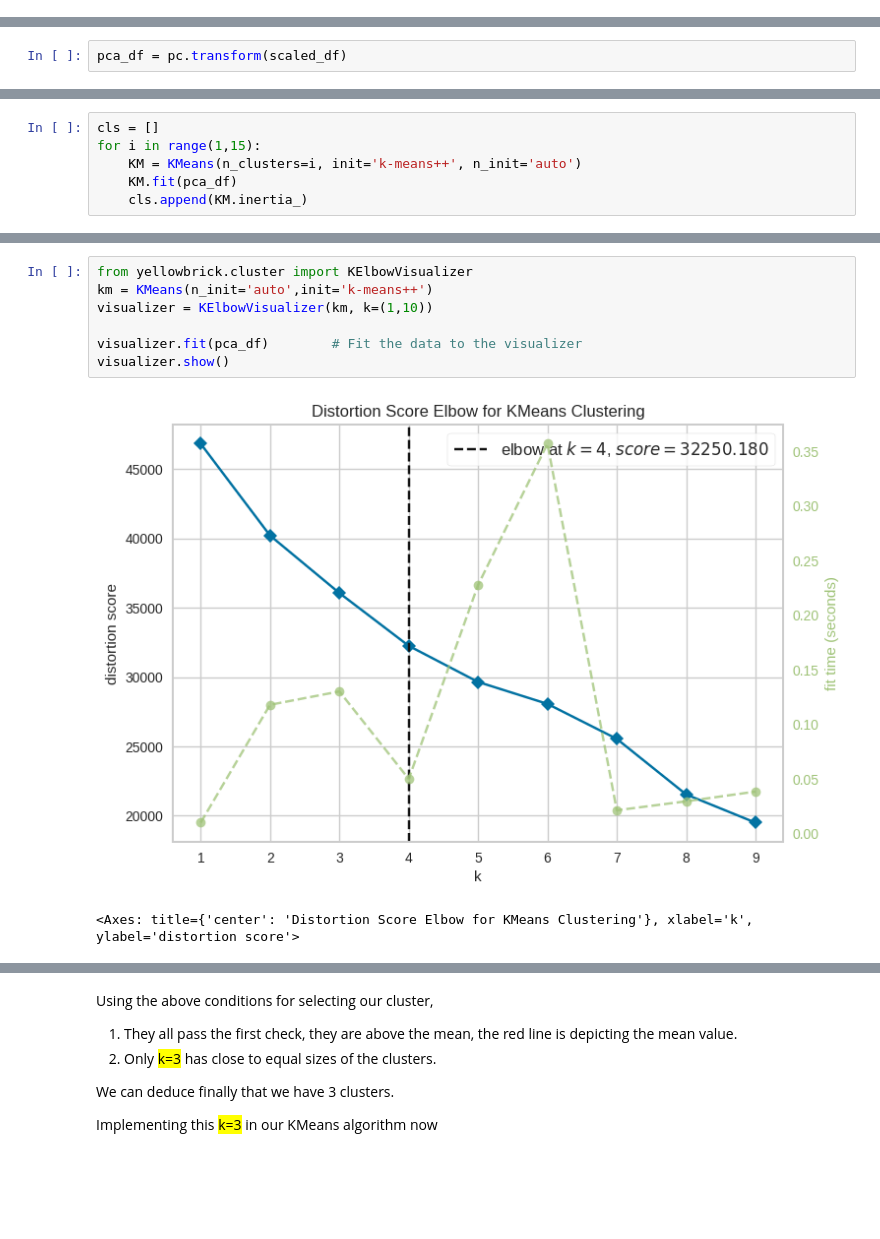
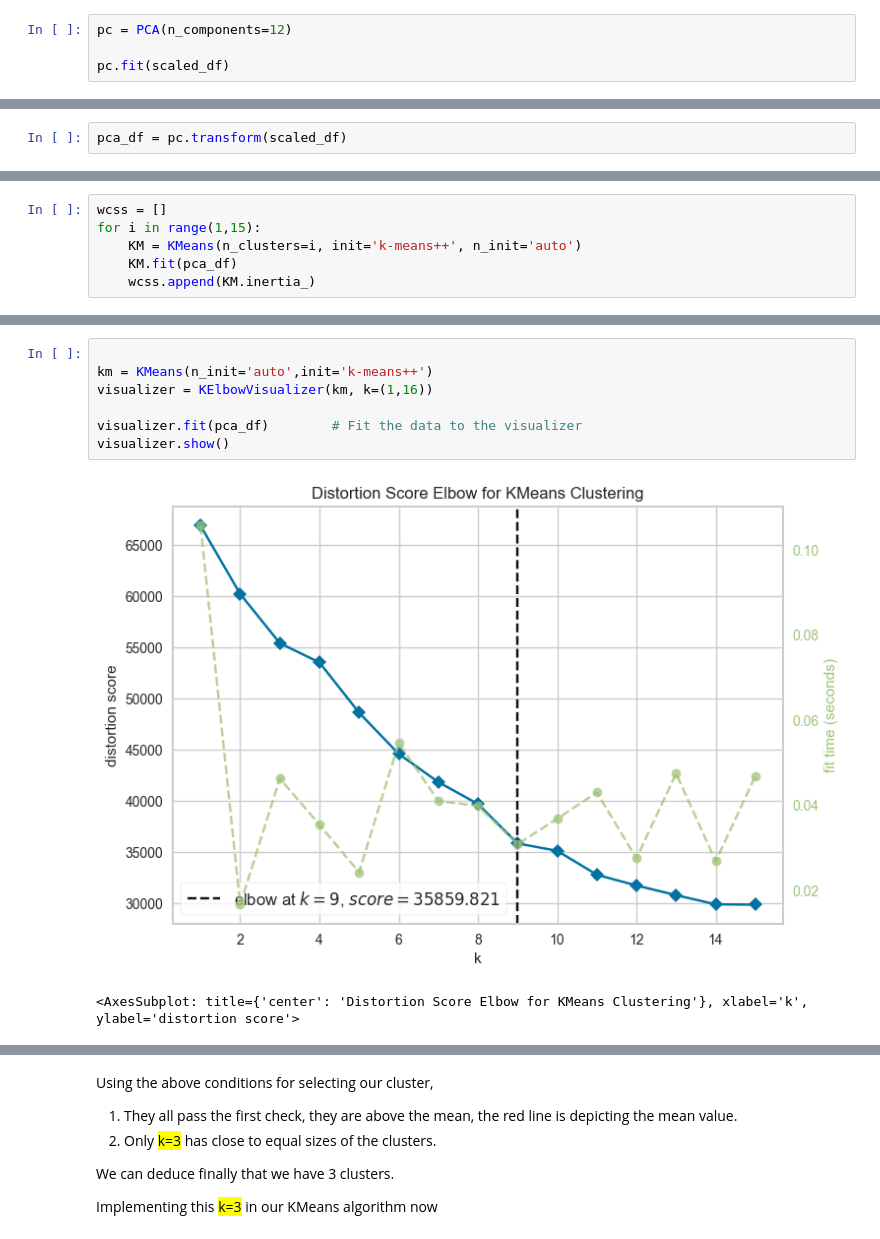
Before and after one commit to oladapo-joseph/adult-data-analysis, a Jupyter notebook: adult_data_analysis.ipynb, the cells around one changed output, grey strips where cells are left out. Drawn from its saved outputs; the diff is of its cells as text; blank space fills up the shorter version.

```diff
--- a/adult_data_analysis.ipynb
+++ b/adult_data_analysis.ipynb
@@ -186,0 +185,4 @@ PCA(n_components=7)
+# %%
+pc = PCA(n_components=12)
+
+pc.fit(scaled_df)
@@ -229,8 +256,8 @@ array([ 1.3850961 , -1.74360715,  0.75727967, -0.88419219, -1.15489276,
 # %%
-cls = []
+wcss = []
 for i in range(1,15):
     KM = KMeans(n_clusters=i, init='k-means++', n_init='auto')
     KM.fit(pca_df)
-    cls.append(KM.inertia_)
+    wcss.append(KM.inertia_)
 # %%
 plt.title('KMeans of the PCA')
@@ -245,10 +272,10 @@ Using the [elbow method](https://www.analyticsvidhya.com/blog/2021/01/in-depth-i
 # %%
-from yellowbrick.cluster import KElbowVisualizer
+
 km = KMeans(n_init='auto',init='k-means++')
-visualizer = KElbowVisualizer(km, k=(1,10))
+visualizer = KElbowVisualizer(km, k=(1,16))
 
 visualizer.fit(pca_df)        # Fit the data to the visualizer
 visualizer.show()
 # %% [output]
-[figure, old version]
+[figure, new version]
-<Axes: title={'center': 'Distortion Score Elbow for KMeans Clustering'}, xlabel='k', ylabel='distortion score'>
+<AxesSubplot: title={'center': 'Distortion Score Elbow for KMeans Clustering'}, xlabel='k', ylabel='distortion score'>
```
Also changed, not shown: parts of 40 cells of this notebook, 2 other files.
